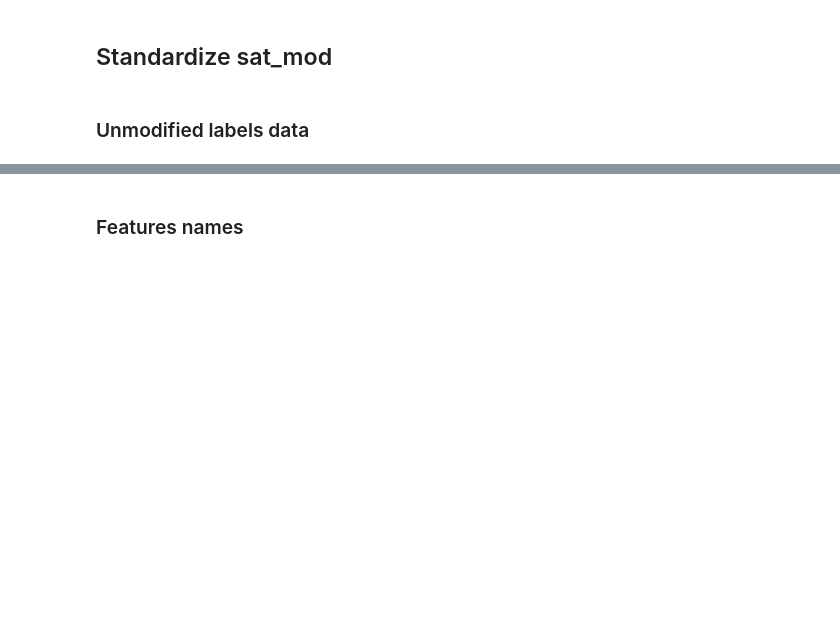
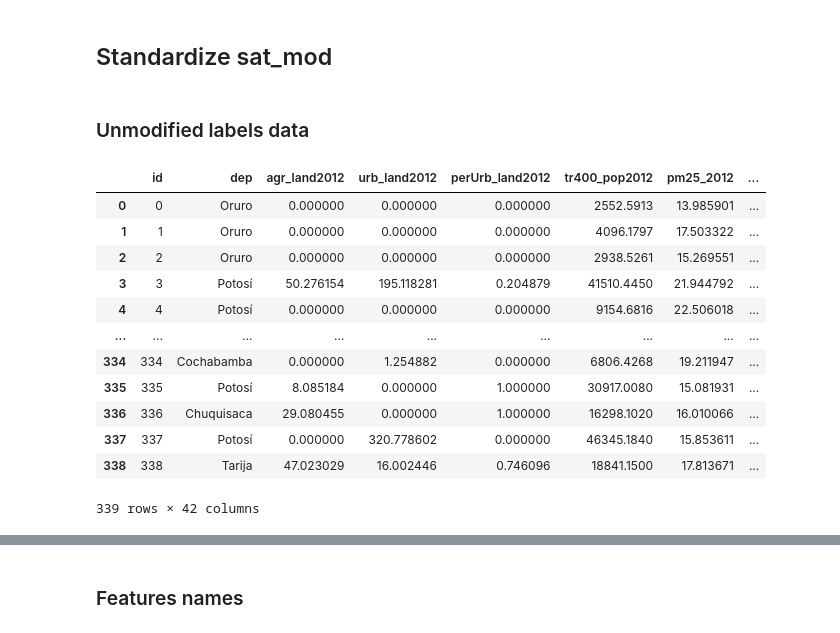
Before and after one commit to HendrixPeralta/bol_hdi_prediction, a Jupyter notebook: 01_data_exploration.ipynb, the cells around one changed output, grey strips where cells are left out. Cells and saved outputs as stored; diff of their text form; code cells hidden in the pictures; blank space fills up the shorter version.

Commit message:
Urban land percentage - Repalced the missing observations with 0

```diff
--- a/01_data_exploration.ipynb
+++ b/01_data_exploration.ipynb
@@ -635,6 +635,7 @@ sat_true["urb_land2012"] = satellite_full["urb_land2012"]
 satellite_full["total_land2012"] = satellite_full["agr_land2012"] + satellite_full["urb_land2012"]
 sat_true["perUrb_land2012"] = satellite_full["urb_land2012"] / satellite_full["total_land2012"]
 sat_true["perUrb_land2012"] = satellite_full["agr_land2012"] / satellite_full["total_land2012"]
+sat_true["perUrb_land2012"]= sat_true["perUrb_land2012"].fillna(0)
 
 # Population
 sat_true["tr400_pop2012"] = satellite_full["tr400_pop2012"]
@@ -688,6 +689,22 @@ sat_true = sat_true.merge(mod_landcover_percent, on="id", how="outer")
 list(sat_true.columns)
 
 sat_true.to_csv("data/sdg_prediction/sat_true.csv", index=False)
+# %%
+sat_true
+# %% [output]
+|  | id | dep | agr_land2012 | urb_land2012 | perUrb_land2012 | tr400_pop2012 | pm25_2012 | ... |
+| 0 | 0 | Oruro | 0.000000 | 0.000000 | 0.000000 | 2552.5913 | 13.985901 | ... |
+| 1 | 1 | Oruro | 0.000000 | 0.000000 | 0.000000 | 4096.1797 | 17.503322 | ... |
+| 2 | 2 | Oruro | 0.000000 | 0.000000 | 0.000000 | 2938.5261 | 15.269551 | ... |
+| 3 | 3 | Potosí | 50.276154 | 195.118281 | 0.204879 | 41510.4450 | 21.944792 | ... |
+| 4 | 4 | Potosí | 0.000000 | 0.000000 | 0.000000 | 9154.6816 | 22.506018 | ... |
+| ... | ... | ... | ... | ... | ... | ... | ... | ... |
+| 334 | 334 | Cochabamba | 0.000000 | 1.254882 | 0.000000 | 6806.4268 | 19.211947 | ... |
+| 335 | 335 | Potosí | 8.085184 | 0.000000 | 1.000000 | 30917.0080 | 15.081931 | ... |
+| 336 | 336 | Chuquisaca | 29.080455 | 0.000000 | 1.000000 | 16298.1020 | 16.010066 | ... |
+| 337 | 337 | Potosí | 0.000000 | 320.778602 | 0.000000 | 46345.1840 | 15.853611 | ... |
+| 338 | 338 | Tarija | 47.023029 | 16.002446 | 0.746096 | 18841.1500 | 17.813671 | ... |
+339 rows × 42 columns
 # %%
 
 sat_true_standar = sat_true
```
Also changed, not shown: parts of 1 cell of this notebook, 2 other files.
